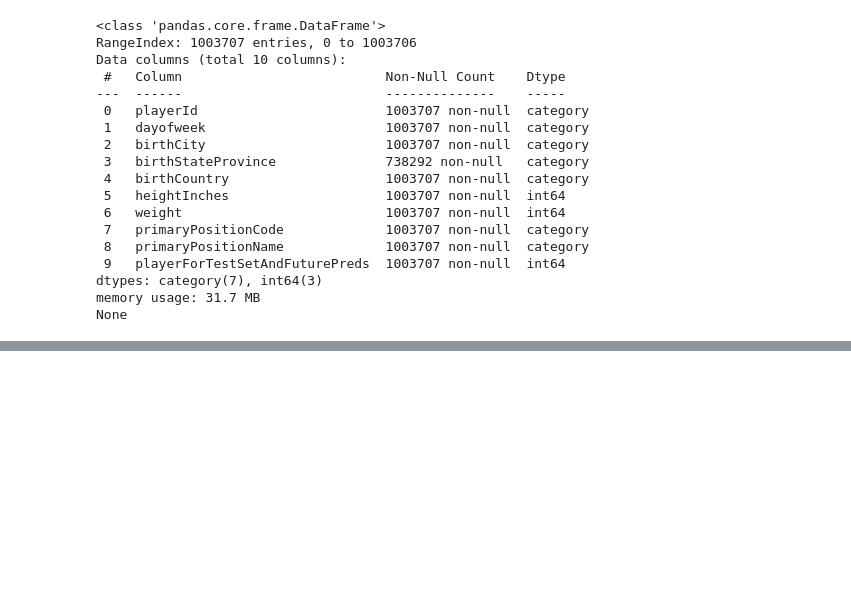
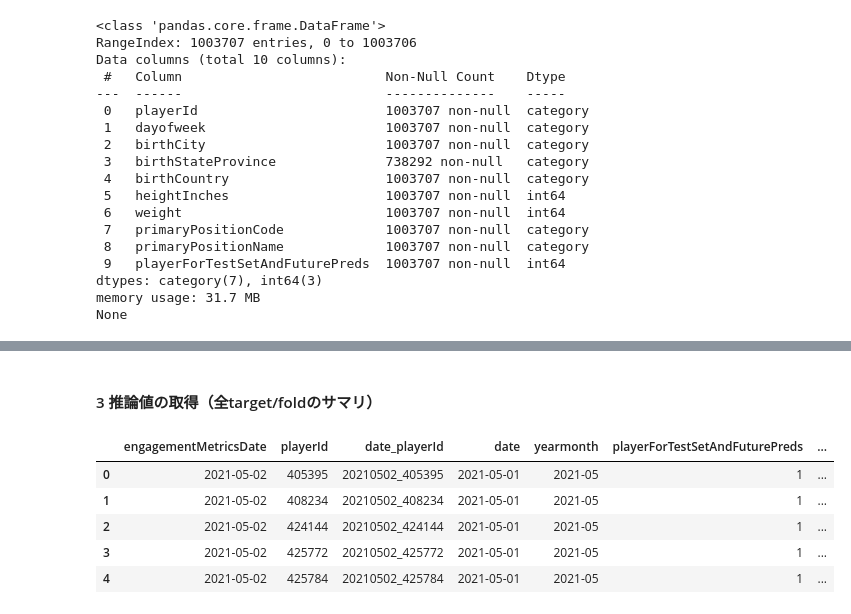
Before and after one commit to ginmaruGH/kaggle_ml_ric, a Jupyter notebook: ch08.ipynb, the cells around one changed output, grey strips where cells are left out. Saved outputs shown, nothing was run; the diff lists cells and outputs as text; code cells hidden in the pictures; blank space fills up the shorter version.

```diff
--- a/ch08.ipynb
+++ b/ch08.ipynb
@@ -244,0 +411,26 @@ None
+# %%
+# (3)モデル評価
+# validデータの推論値取得
+y_va_pred = model.predict(x_va)
+
+# 全target/foldの推論値を格納する変数の作成
+df_valid_pred = pd.DataFrame()
+
+# 推論値を格納
+tmp_pred = pd.concat(
+    [
+        id_va,
+        pd.DataFrame({"target": target, "nfold": 0, "true": y_va, "pred": y_va_pred}),
+    ],
+    axis=1,
+)
+df_valid_pred = pd.concat([df_valid_pred, tmp_pred], axis=0, ignore_index=True)
+
+# 全target/foldの評価値を入れる変数の作成
+metrics = []
+
+# 評価値の算出
+metric_va = mean_absolute_error(y_va, y_va_pred)
+# 評価値を格納
+metrics.append([target, nfold, metric_va])
+metrics
@@ -244,0 +496,22 @@ None
+# %% [markdown]
+#### 3 推論値の取得（全target/foldのサマリ）
+# %%
+# 3 推論値の取得（全target/foldのサマリ）
+# 検証データの推論値の形式変換
+df_valid_pred_all = pd.pivot_table(
+    df_valid_pred,
+    index=["engagementMetricsDate", "playerId", "date_playerId", "date", "yearmonth", "playerForTestSetAndFuturePreds"],
+    columns=["target", "nfold"],
+    values=["true", "pred"],
+    aggfunc=np.sum,
+)
+df_valid_pred_all.columns = ["{}_fold{}_{}".format(j, k, i) for i, j, k in df_valid_pred_all.columns]
+df_valid_pred_all = df_valid_pred_all.reset_index(drop=False)
+df_valid_pred_all.head()
+# %% [output]
+|  | engagementMetricsDate | playerId | date_playerId | date | yearmonth | playerForTestSetAndFuturePreds | ... |
+| 0 | 2021-05-02 | 405395 | 20210502_405395 | 2021-05-01 | 2021-05 | 1 | ... |
+| 1 | 2021-05-02 | 408234 | 20210502_408234 | 2021-05-01 | 2021-05 | 1 | ... |
+| 2 | 2021-05-02 | 424144 | 20210502_424144 | 2021-05-01 | 2021-05 | 1 | ... |
+| 3 | 2021-05-02 | 425772 | 20210502_425772 | 2021-05-01 | 2021-05 | 1 | ... |
+| 4 | 2021-05-02 | 425784 | 20210502_425784 | 2021-05-01 | 2021-05 | 1 | ... |
```
Also changed, not shown: parts of 30 cells of this notebook, 12 other files.
